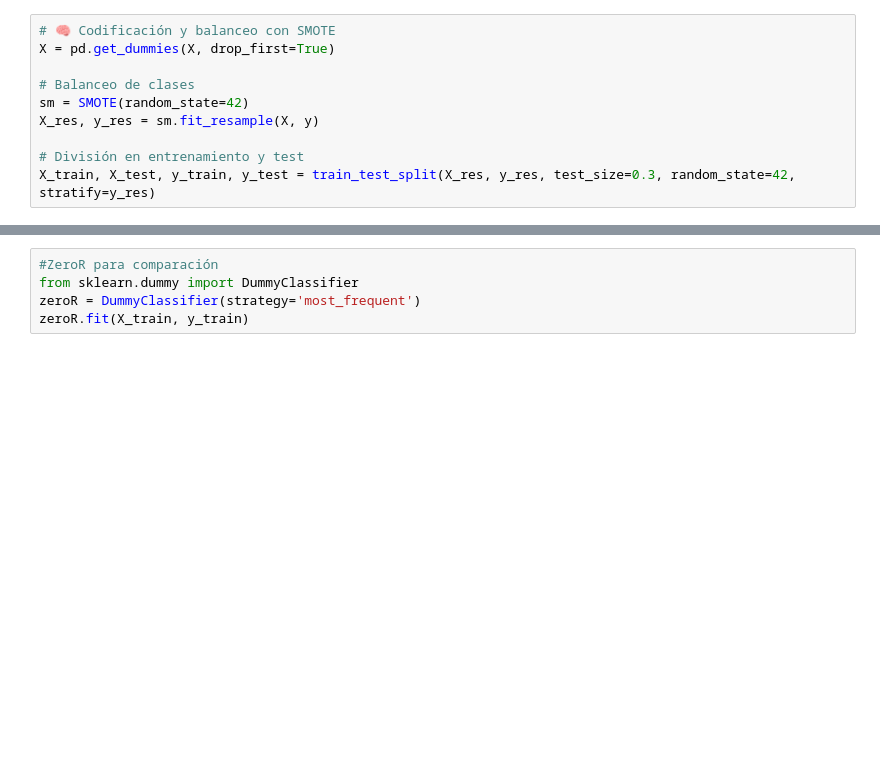
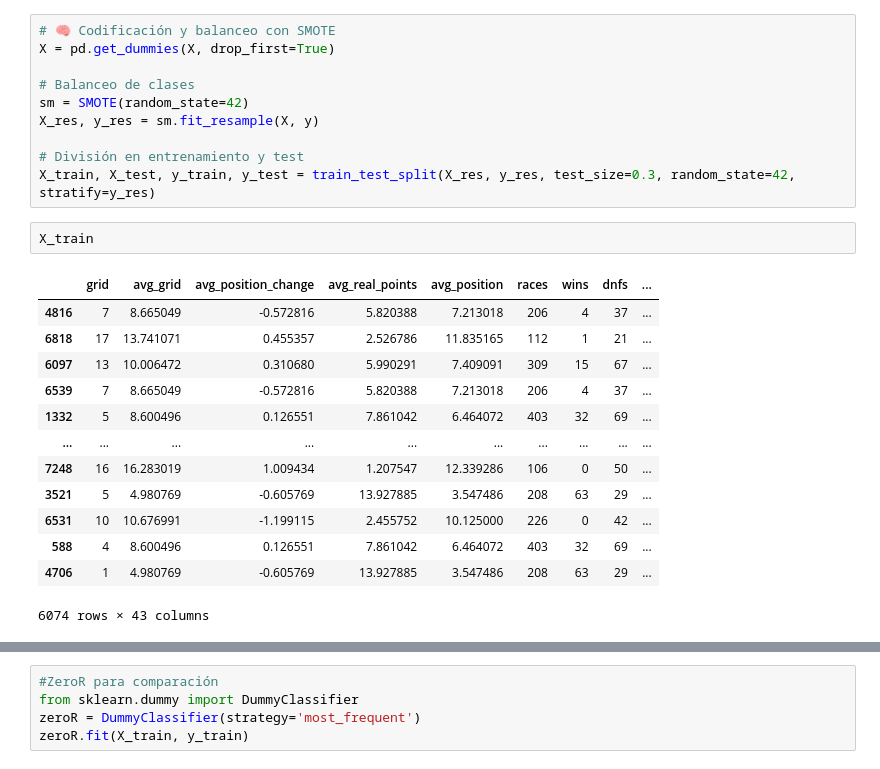
Before and after one commit to salvaKaraka/modelos-predictivos-f1, a Jupyter notebook: modelos predictivos/PredictionDNF.ipynb, the cells around one changed output, grey strips where cells are left out. Drawn from its saved outputs; the diff is of its cells as text; blank space fills up the shorter version.

```diff
--- a/modelos predictivos/PredictionDNF.ipynb
+++ b/modelos predictivos/PredictionDNF.ipynb
@@ -42,3 +123,19 @@ X_res, y_res = sm.fit_resample(X, y)
 
 # División en entrenamiento y test
 X_train, X_test, y_train, y_test = train_test_split(X_res, y_res, test_size=0.3, random_state=42, stratify=y_res)
+# %%
+X_train
+# %% [output]
+|  | grid | avg_grid | avg_position_change | avg_real_points | avg_position | races | wins | dnfs | ... |
+| 4816 | 7 | 8.665049 | -0.572816 | 5.820388 | 7.213018 | 206 | 4 | 37 | ... |
+| 6818 | 17 | 13.741071 | 0.455357 | 2.526786 | 11.835165 | 112 | 1 | 21 | ... |
+| 6097 | 13 | 10.006472 | 0.310680 | 5.990291 | 7.409091 | 309 | 15 | 67 | ... |
+| 6539 | 7 | 8.665049 | -0.572816 | 5.820388 | 7.213018 | 206 | 4 | 37 | ... |
+| 1332 | 5 | 8.600496 | 0.126551 | 7.861042 | 6.464072 | 403 | 32 | 69 | ... |
+| ... | ... | ... | ... | ... | ... | ... | ... | ... | ... |
+| 7248 | 16 | 16.283019 | 1.009434 | 1.207547 | 12.339286 | 106 | 0 | 50 | ... |
+| 3521 | 5 | 4.980769 | -0.605769 | 13.927885 | 3.547486 | 208 | 63 | 29 | ... |
+| 6531 | 10 | 10.676991 | -1.199115 | 2.455752 | 10.125000 | 226 | 0 | 42 | ... |
+| 588 | 4 | 8.600496 | 0.126551 | 7.861042 | 6.464072 | 403 | 32 | 69 | ... |
+| 4706 | 1 | 4.980769 | -0.605769 | 13.927885 | 3.547486 | 208 | 63 | 29 | ... |
+6074 rows × 43 columns
```
Also changed, not shown: parts of 25 cells of this notebook, 2 other files.
